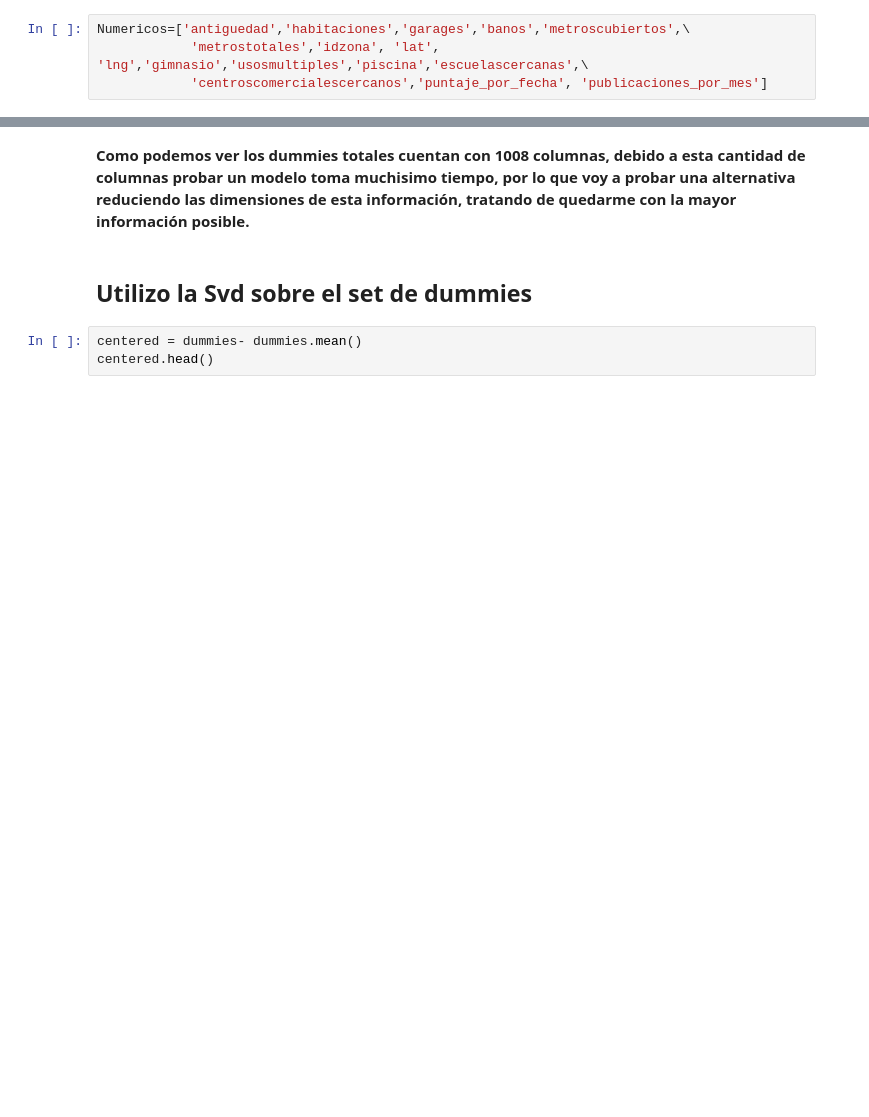
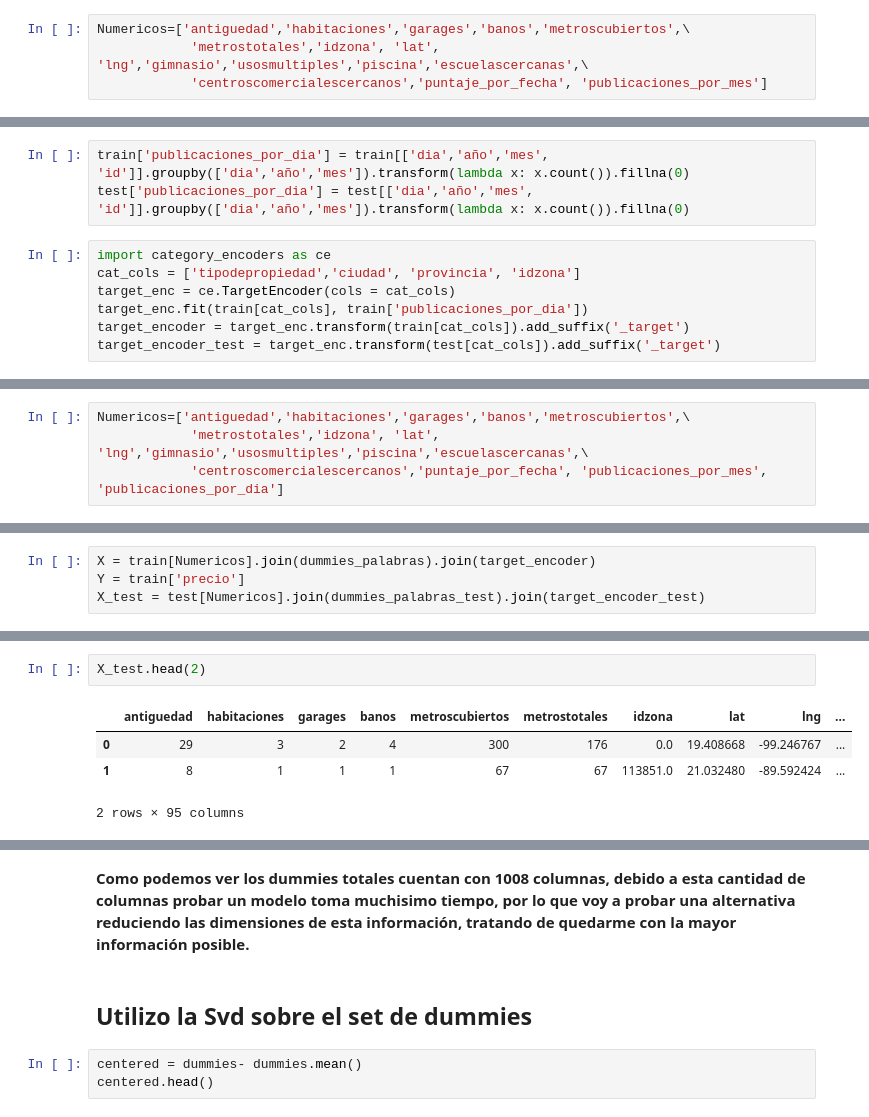
Before and after one commit to luctiz/Grupo43-TP2, a Jupyter notebook: TP2_Features_Soledad.ipynb, the cells around one changed output, grey strips where cells are left out. Cells and saved outputs as stored; diff of their text form; blank space fills up the shorter version.

```diff
--- a/TP2_Features_Soledad.ipynb
+++ b/TP2_Features_Soledad.ipynb
@@ -1343,0 +1381,10 @@ RF_mae_score17
+# %%
+train['publicaciones_por_dia'] = train[['dia','año','mes', 'id']].groupby(['dia','año','mes']).transform(lambda x: x.count()).fillna(0)
+test['publicaciones_por_dia'] = test[['dia','año','mes', 'id']].groupby(['dia','año','mes']).transform(lambda x: x.count()).fillna(0)
+# %%
+import category_encoders as ce
+cat_cols = ['tipodepropiedad','ciudad', 'provincia', 'idzona']
+target_enc = ce.TargetEncoder(cols = cat_cols)
+target_enc.fit(train[cat_cols], train['publicaciones_por_dia'])
+target_encoder = target_enc.transform(train[cat_cols]).add_suffix('_target')
+target_encoder_test = target_enc.transform(test[cat_cols]).add_suffix('_target')
@@ -1343,0 +1403,4 @@ RF_mae_score17
+# %%
+Numericos=['antiguedad','habitaciones','garages','banos','metroscubiertos',\
+            'metrostotales','idzona', 'lat', 'lng','gimnasio','usosmultiples','piscina','escuelascercanas',\
+            'centroscomercialescercanos','puntaje_por_fecha', 'publicaciones_por_mes', 'publicaciones_por_dia']
@@ -1343,0 +1409,4 @@ RF_mae_score17
+# %%
+X = train[Numericos].join(dummies_palabras).join(target_encoder)
+Y = train['precio']
+X_test = test[Numericos].join(dummies_palabras_test).join(target_encoder_test)
@@ -1343,0 +1420,7 @@ RF_mae_score17
+# %%
+X_test.head(2)
+# %% [output]
+|  | antiguedad | habitaciones | garages | banos | metroscubiertos | metrostotales | idzona | lat | lng | ... |
+| 0 | 29 | 3 | 2 | 4 | 300 | 176 | 0.0 | 19.408668 | -99.246767 | ... |
+| 1 | 8 | 1 | 1 | 1 | 67 | 67 | 113851.0 | 21.032480 | -89.592424 | ... |
+2 rows × 95 columns
```
Also changed, not shown: parts of 40 cells of this notebook, 1 other file.
